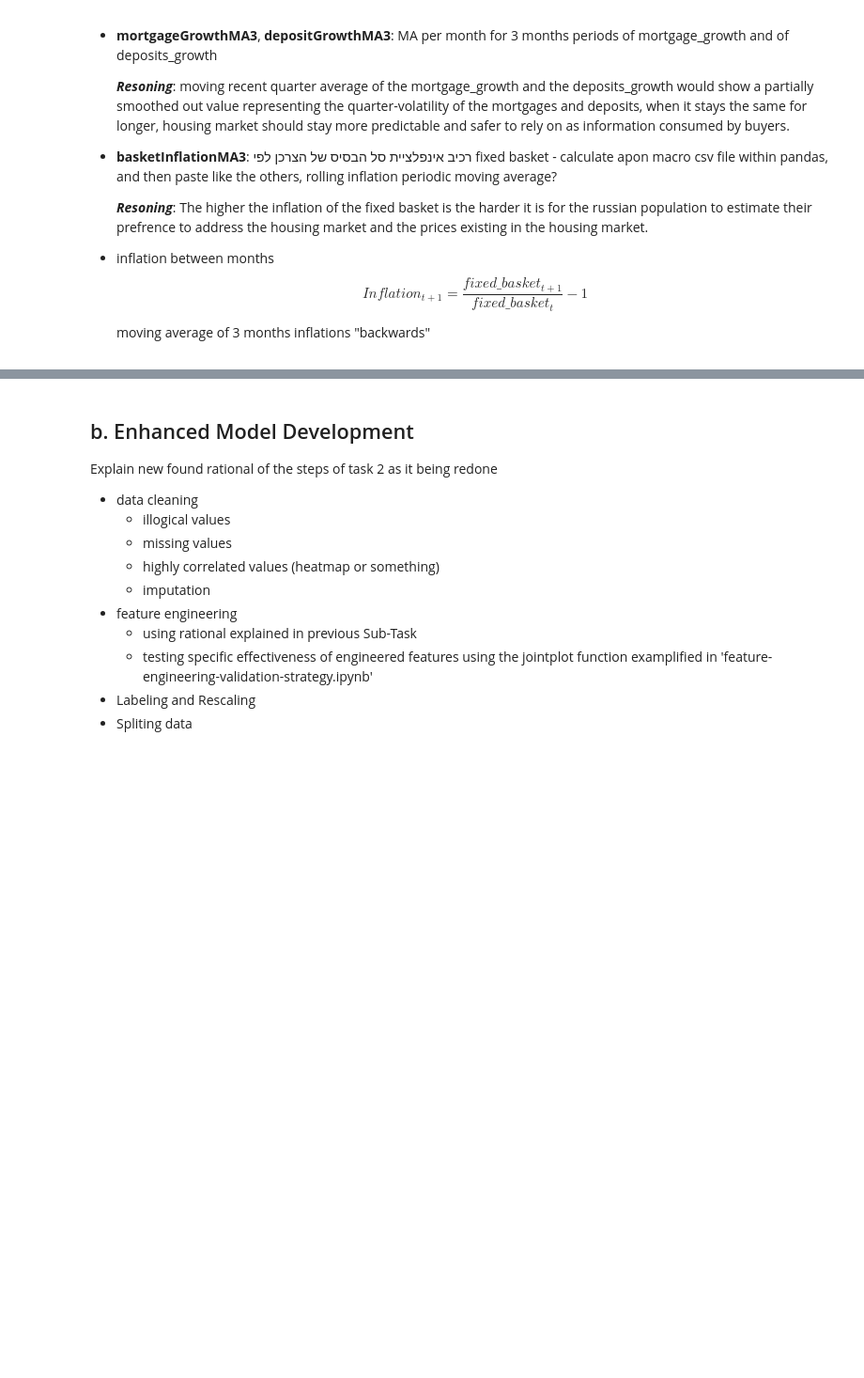
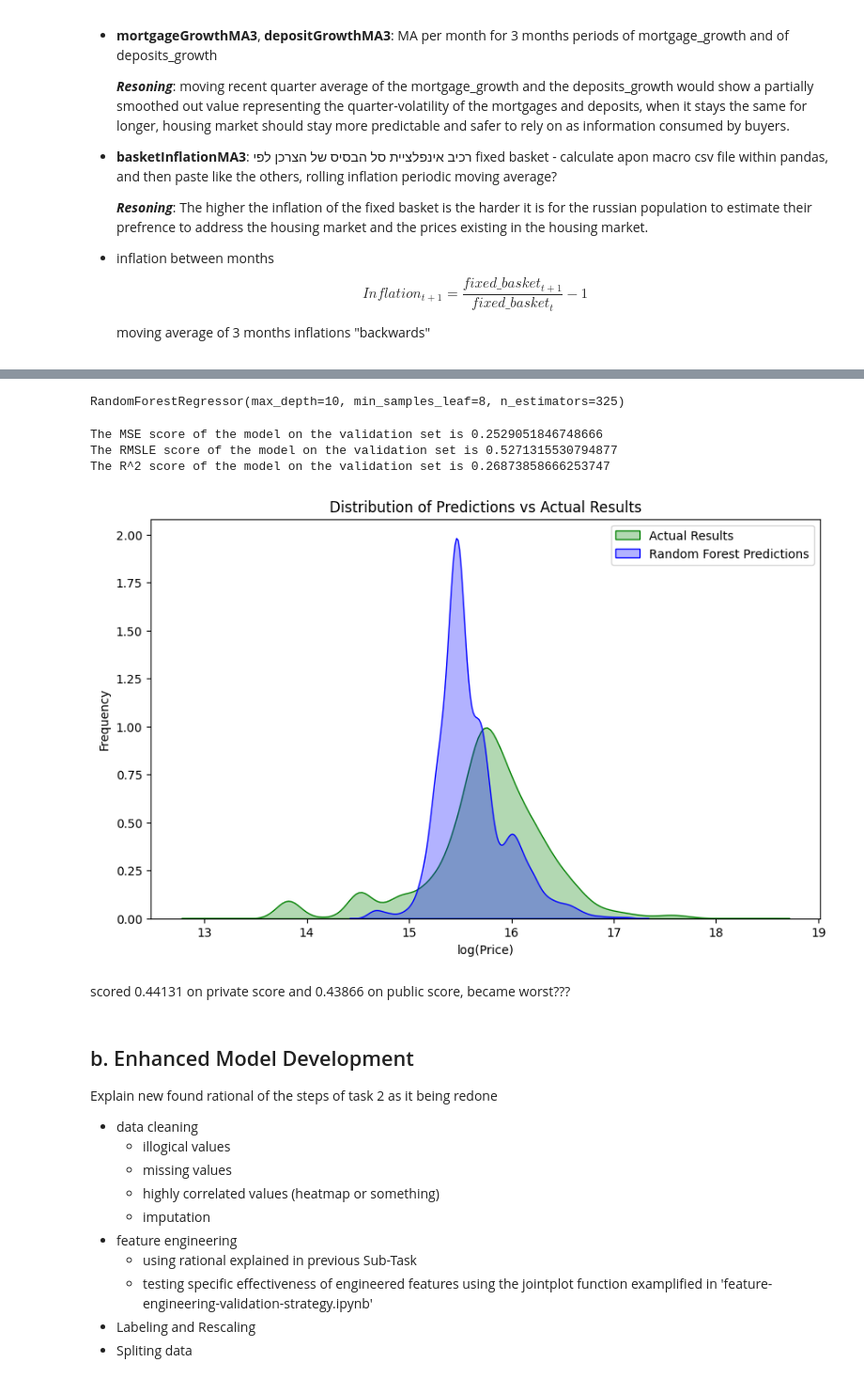
Before and after one commit to TomGeva/ML-project, a Jupyter notebook: ML-Final-Project.ipynb, the cells around one changed output, grey strips where cells are left out. Shown at 94% size. Cells and saved outputs as stored; diff of their text form; code cells hidden in the pictures; blank space fills up the shorter version.

```diff
--- a/ML-Final-Project.ipynb
+++ b/ML-Final-Project.ipynb
@@ -1302,0 +1480,14 @@ Index(['full_sq', 'life_sq', 'floor', 'max_floor', 'material', 'num_room',
+# %%
+enhncRndFrstParams = {
+    'max_depth': [i for i in range(6, 17, 2)], # 6, 8, 10, 12, 14, 16
+    'min_samples_leaf': [i for i in range(8, 44, 7)], # 8, 15, 22, 29, 36, 43
+    'n_estimators': [i for i in range(175, 426, 50)] # 175, 225, 275, 325, 375, 425
+}
+enhncRndFrstModel = RFR()
+enhncRndFrstGrdSrch = GSCV(enhncRndFrstModel, enhncRndFrstParams, cv = 5, scoring = 'neg_mean_squared_error', verbose = 2)
+enhncRndFrstGrdSrch.fit(xTrn, yTrn)
+
+enhncRndFrstModelParams = enhncRndFrstGrdSrch.best_params_
+
+enhncRndFrstOptModel = RFR(**enhncRndFrstModelParams)
+enhncRndFrstOptModel.fit(xTrn, yTrn)
@@ -1302,0 +1513,34 @@ Index(['full_sq', 'life_sq', 'floor', 'max_floor', 'material', 'num_room',
+# %%
+shortcutParams = {
+    'max_depth': 10,
+    'min_samples_leaf': 8,
+    'n_estimators': 325
+}
+shortcutRndFrstModel = RFR(**shortcutParams)
+shortcutRndFrstModel.fit(xTrn, yTrn)
+# %% [output]
+RandomForestRegressor(max_depth=10, min_samples_leaf=8, n_estimators=325)
+# %%
+enhncRndFrstOptModel = shortcutRndFrstModel
+# %%
+enhncRndFrstMseScores = -1 * CVS(enhncRndFrstOptModel, xVal, yVal, cv = 5, scoring = 'neg_mean_squared_error')
+enhncRndFrstRmsle = np.sqrt(np.mean((enhncRndFrstOptModel.predict(xVal) - yVal) ** 2))
+enhncRndFrstR2 = enhncRndFrstOptModel.score(xVal, yVal)
+
+print(f'The MSE score of the model on the validation set is {enhncRndFrstMseScores.mean()}')
+print(f'The RMSLE score of the model on the validation set is {enhncRndFrstRmsle}')
+print(f'The R^2 score of the model on the validation set is {enhncRndFrstR2}')
+
+plt.figure(figsize=(10, 6))
+sns.kdeplot(yVal, color = 'green', fill = True, alpha = 0.3, label='Actual Results')
+sns.kdeplot(enhncRndFrstOptModel.predict(xVal), color = 'blue', fill = True, alpha = 0.3, label='Random Forest Predictions')
+plt.xlabel('log(Price)')
+plt.ylabel('Frequency')
+plt.title('Distribution of Predictions vs Actual Results')
+plt.legend()
+plt.show()
+# %% [output]
+The MSE score of the model on the validation set is 0.2529051846748666
+The RMSLE score of the model on the validation set is 0.5271315530794877
+The R^2 score of the model on the validation set is 0.26873858666253747
+[figure, added]
@@ -1303,3 +1551,5 @@ Index(['full_sq', 'life_sq', 'floor', 'max_floor', 'material', 'num_room',
+# %% [markdown]
+scored 0.44131 on private score and 0.43866 on public score, became worst???
 # %% [markdown]
 ## b. Enhanced Model Development
 Explain new found rational of the steps of task 2 as it being redone
```
Also changed, not shown: parts of 21 cells of this notebook, 1 other file.
